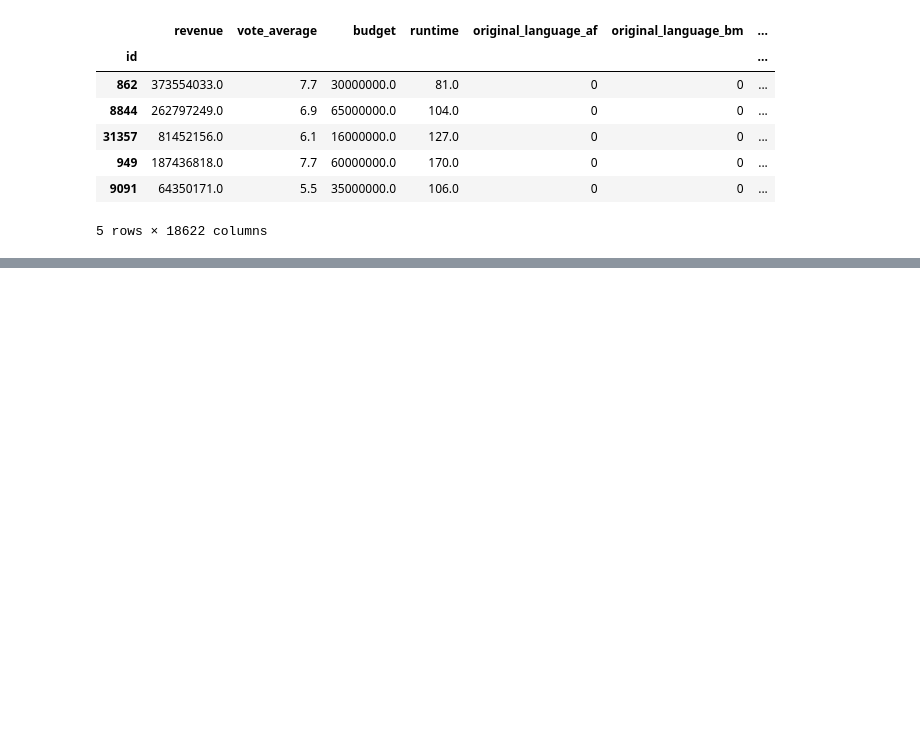
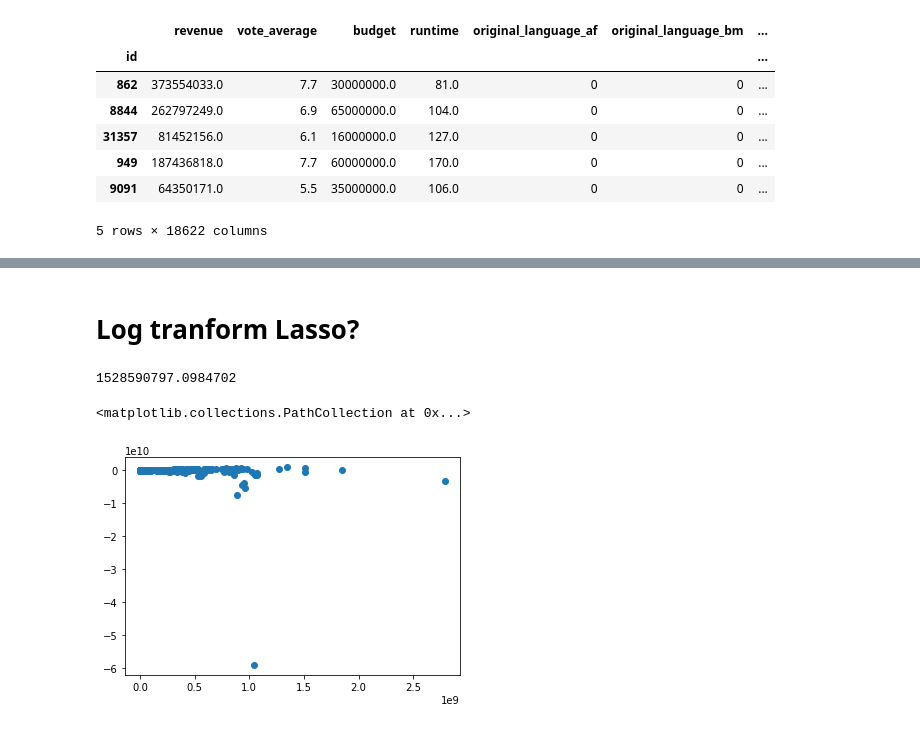
Before and after one commit to alecarreche/movies, a Jupyter notebook: models.ipynb, the cells around one changed output, grey strips where cells are left out. Saved outputs shown, nothing was run; the diff lists cells and outputs as text; code cells hidden in the pictures; blank space fills up the shorter version.

```diff
--- a/models.ipynb
+++ b/models.ipynb
@@ -94,0 +142,19 @@ explained_variance_score(y_test, y_pred)
+# %% [markdown]
+# Log tranform Lasso?
+# %%
+# try log transform?
+y_train_log = np.log(y_train)
+y_test_log = np.log(y_test)
+lasso_log_model = LassoCV(normalize=True, cv=10, random_state=29).fit(X_train, y_train_log)
+# %%
+y_log_pred = lasso_log_model.predict(X_test)
+y_backtrans = np.exp(y_log_pred)
+np.sqrt(mean_squared_error(y_test, y_backtrans))
+# %% [output]
+1528590797.0984702
+# %%
+resids = y_test - y_backtrans
+plt.scatter(y_test, resids)
+# %% [output]
+<matplotlib.collections.PathCollection at 0x...>
+[figure, added]
```
Also changed, not shown: parts of 25 cells of this notebook.
